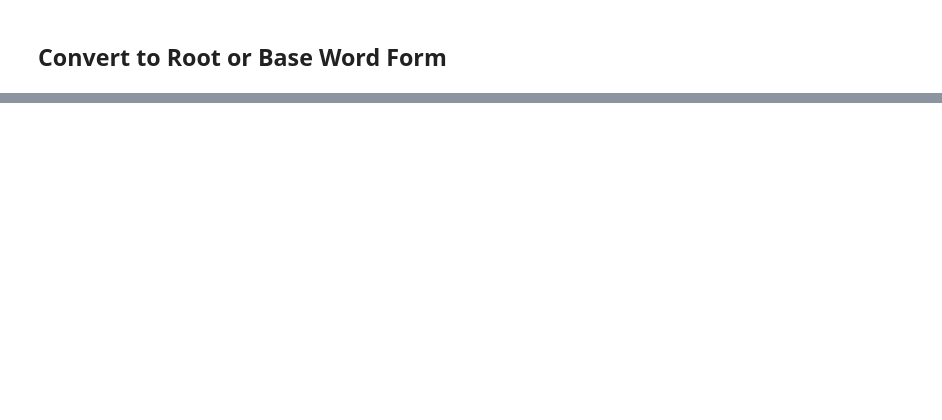
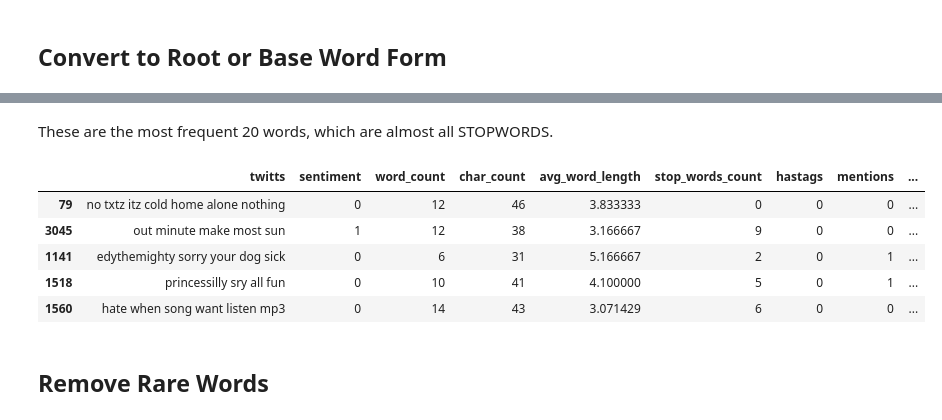
Before and after one commit to CRSpradlin/natural-language-processing-course, a Jupyter notebook: NLP Course Work/6. Text Cleaning and Preprocessing/CompleteTextCleaningAndPreprocessing.ipynb, the cells around one changed output, grey strips where cells are left out. Saved outputs shown, nothing was run; the diff lists cells and outputs as text; code cells hidden in the pictures; blank space fills up the shorter version.

```diff
--- a/NLP Course Work/6. Text Cleaning and Preprocessing/CompleteTextCleaningAndPreprocessing.ipynb
+++ b/NLP Course Work/6. Text Cleaning and Preprocessing/CompleteTextCleaningAndPreprocessing.ipynb
@@ -575,0 +640,3 @@ df.sample(5)
+# %%
+text = text.split()
+len(text)
@@ -575,0 +645,4 @@ df.sample(5)
+# %%
+word_freq = pd.Series(text).value_counts()
+# %%
+f20 = word_freq[:20]
@@ -575,0 +669,2 @@ df.sample(5)
+# %% [markdown]
+These are the most frequent 20 words, which are almost all STOPWORDS.
@@ -575,0 +673,11 @@ df.sample(5)
+# %%
+df.sample(5)
+# %% [output]
+|  | twitts | sentiment | word_count | char_count | avg_word_length | stop_words_count | hastags | mentions | ... |
+| 79 | no txtz itz cold home alone nothing | 0 | 12 | 46 | 3.833333 | 0 | 0 | 0 | ... |
+| 3045 | out minute make most sun | 1 | 12 | 38 | 3.166667 | 9 | 0 | 0 | ... |
+| 1141 | edythemighty sorry your dog sick | 0 | 6 | 31 | 5.166667 | 2 | 0 | 1 | ... |
+| 1518 | princessilly sry all fun | 0 | 10 | 41 | 4.100000 | 5 | 0 | 1 | ... |
+| 1560 | hate when song want listen mp3 | 0 | 14 | 43 | 3.071429 | 6 | 0 | 0 | ... |
+# %% [markdown]
+## Remove Rare Words
```
Also changed, not shown: parts of 57 cells of this notebook.
